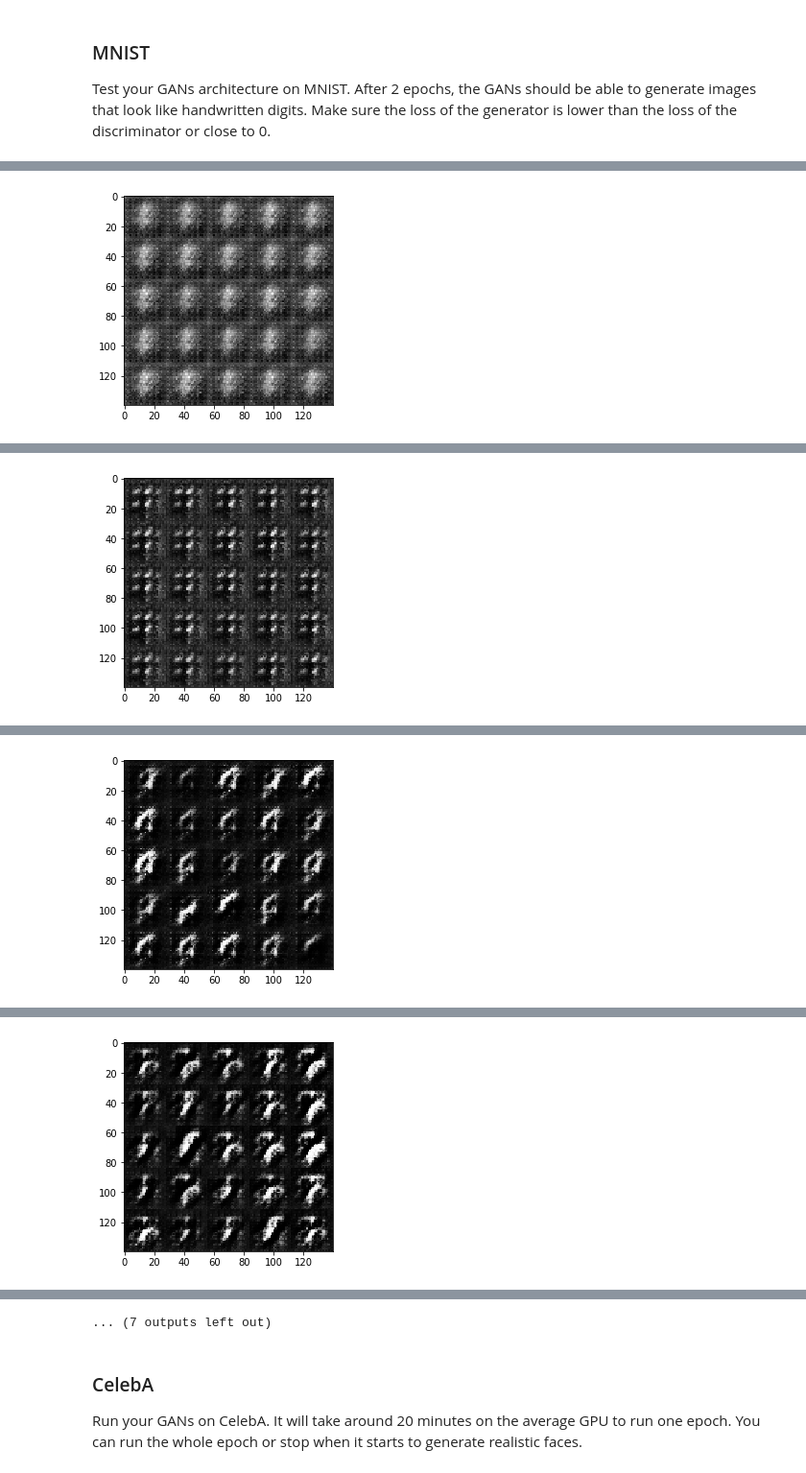
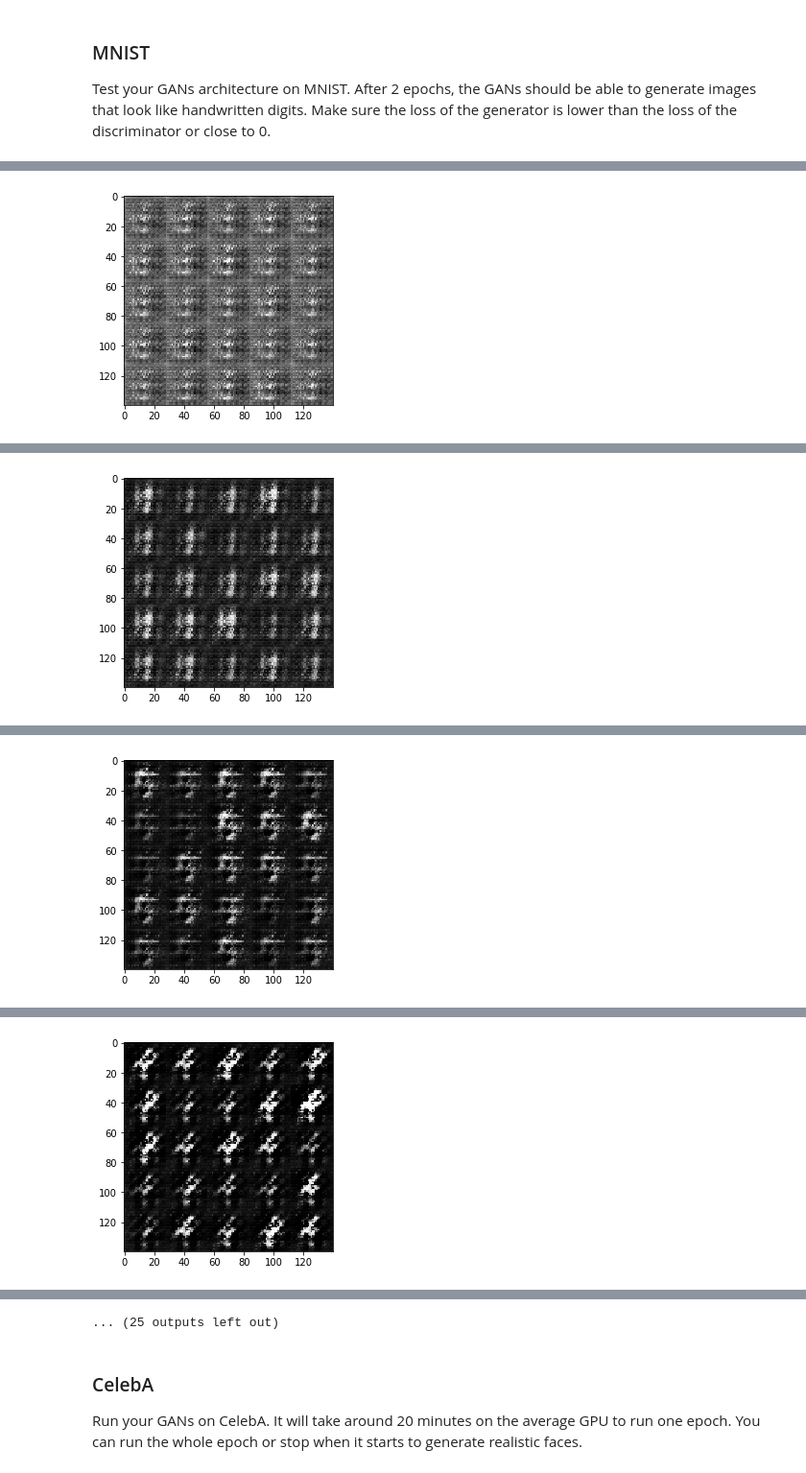
Before and after one commit to nickcica/dlnd_face_generation, a Jupyter notebook: dlnd_face_generation.ipynb, the cells around one changed output, grey strips where cells are left out. Shown at 96% size. Saved outputs shown, nothing was run; the diff lists cells and outputs as text; code cells hidden in the pictures.

```diff
--- a/dlnd_face_generation.ipynb
+++ b/dlnd_face_generation.ipynb
@@ -424,7 +424,7 @@ def train(epoch_count, batch_size, z_dim, learning_rate, beta1, get_batches, dat
 ### MNIST
 Test your GANs architecture on MNIST.  After 2 epochs, the GANs should be able to generate images that look like handwritten digits.  Make sure the loss of the generator is lower than the loss of the discriminator or close to 0.
 # %%
-batch_size = 128
+batch_size = 64
 z_dim = 100
 learning_rate = 0.0002
 beta1 = 0.5
@@ -453 +453 @@ Epoch 1/2... Discriminator Loss: 0.4822... Generator Loss: 2.7722
-[figure, old version]
+[figure, new version]
@@ -464 +464 @@ Epoch 1/2... Discriminator Loss: 0.4188... Generator Loss: 3.3701
-[figure, old version]
+[figure, new version]
@@ -475 +475 @@ Epoch 1/2... Discriminator Loss: 0.4583... Generator Loss: 3.2473
-[figure, old version]
+[figure, new version]
@@ -486 +486 @@ Epoch 1/2... Discriminator Loss: 0.4782... Generator Loss: 2.6347
-[figure, old version]
+[figure, new version]
@@ -509,4 +509,4 @@ Epoch 2/2... Discriminator Loss: 0.6537... Generator Loss: 3.4455
-... (7 outputs left out)
+... (25 outputs left out)
 # %% [markdown]
 ### CelebA
 Run your GANs on CelebA.  It will take around 20 minutes on the average GPU to run one epoch.  You can run the whole epoch or stop when it starts to generate realistic faces.
```
Also changed, not shown: parts of 2 cells of this notebook.
